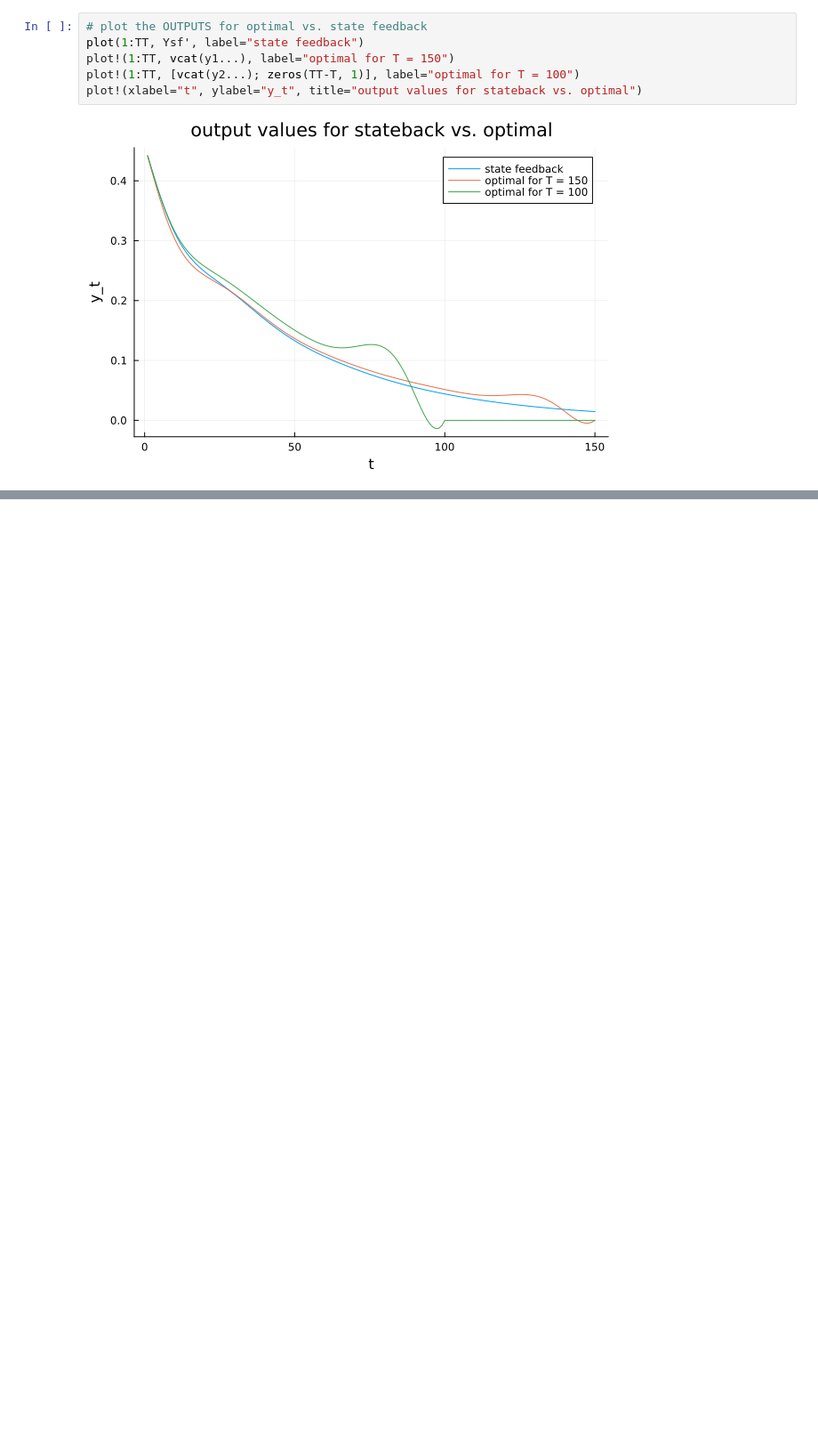
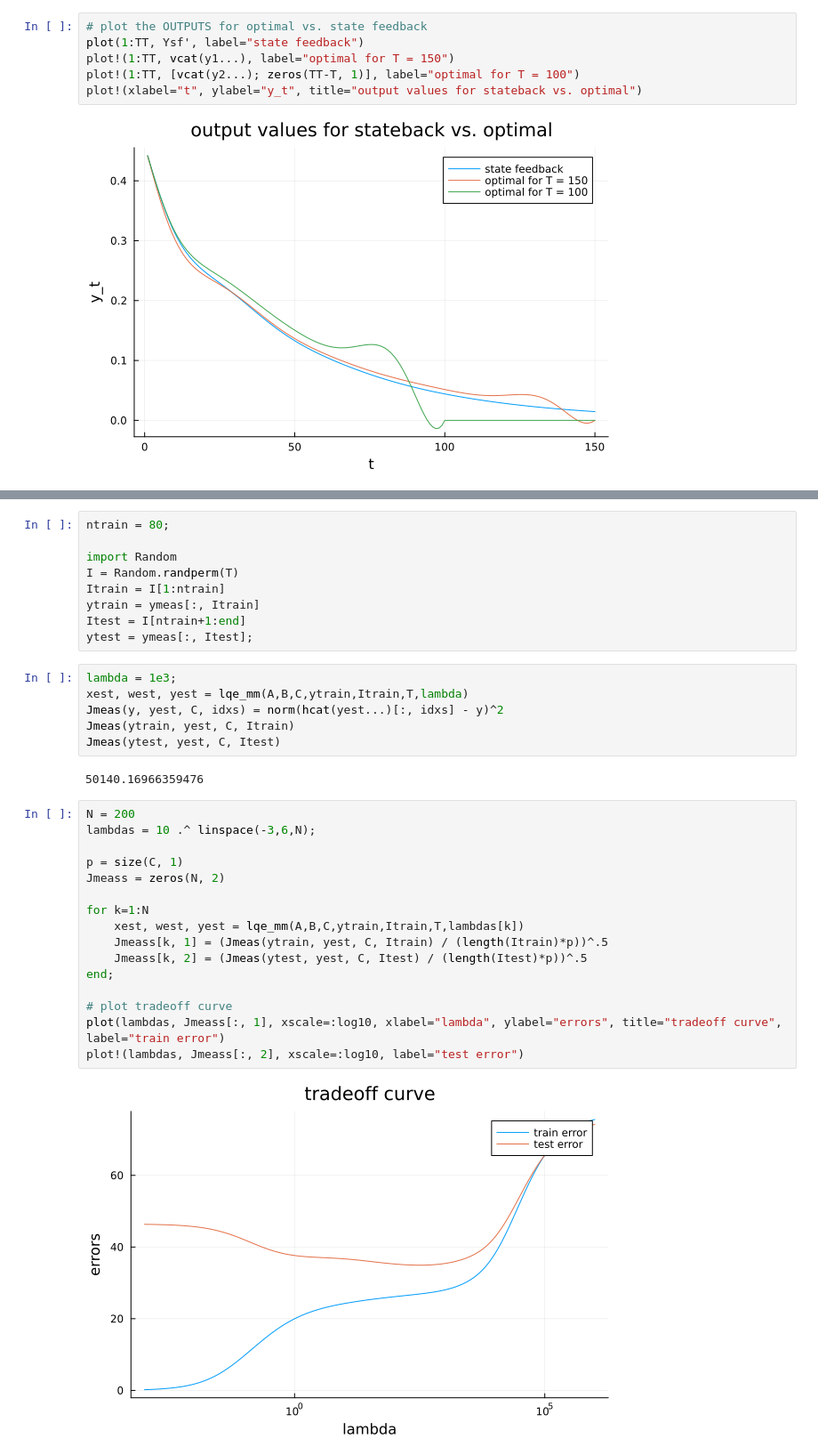
Before and after one commit to Minh-An/engr108, a Jupyter notebook: cls_applications.ipynb, the cells around one changed output, grey strips where cells are left out. Shown at 89% size. Saved outputs shown, nothing was run; the diff lists cells and outputs as text; blank space fills up the shorter version.

```diff
--- a/cls_applications.ipynb
+++ b/cls_applications.ipynb
@@ -450,0 +708,35 @@ plot!(xlabel="t", ylabel="y_t", title="output values for stateback vs. optimal")
+# %%
+ntrain = 80;
+
+import Random
+I = Random.randperm(T)
+Itrain = I[1:ntrain]
+ytrain = ymeas[:, Itrain]
+Itest = I[ntrain+1:end]
+ytest = ymeas[:, Itest];
+# %%
+lambda = 1e3;
+xest, west, yest = lqe_mm(A,B,C,ytrain,Itrain,T,lambda)
+Jmeas(y, yest, C, idxs) = norm(hcat(yest...)[:, idxs] - y)^2
+Jmeas(ytrain, yest, C, Itrain)
+Jmeas(ytest, yest, C, Itest)
+# %% [output]
+50140.16966359476
+# %%
+N = 200
+lambdas = 10 .^ linspace(-3,6,N);
+
+p = size(C, 1)
+Jmeass = zeros(N, 2)
+
+for k=1:N
+    xest, west, yest = lqe_mm(A,B,C,ytrain,Itrain,T,lambdas[k])
+    Jmeass[k, 1] = (Jmeas(ytrain, yest, C, Itrain) / (length(Itrain)*p))^.5
+    Jmeass[k, 2] = (Jmeas(ytest, yest, C, Itest) / (length(Itest)*p))^.5
+end;
+
+# plot tradeoff curve
+plot(lambdas, Jmeass[:, 1], xscale=:log10, xlabel="lambda", ylabel="errors", title="tradeoff curve", label="train error")
+plot!(lambdas, Jmeass[:, 2], xscale=:log10, label="test error")
+# %% [output]
+[figure, added]
```
Also changed, not shown: parts of 10 cells of this notebook.
